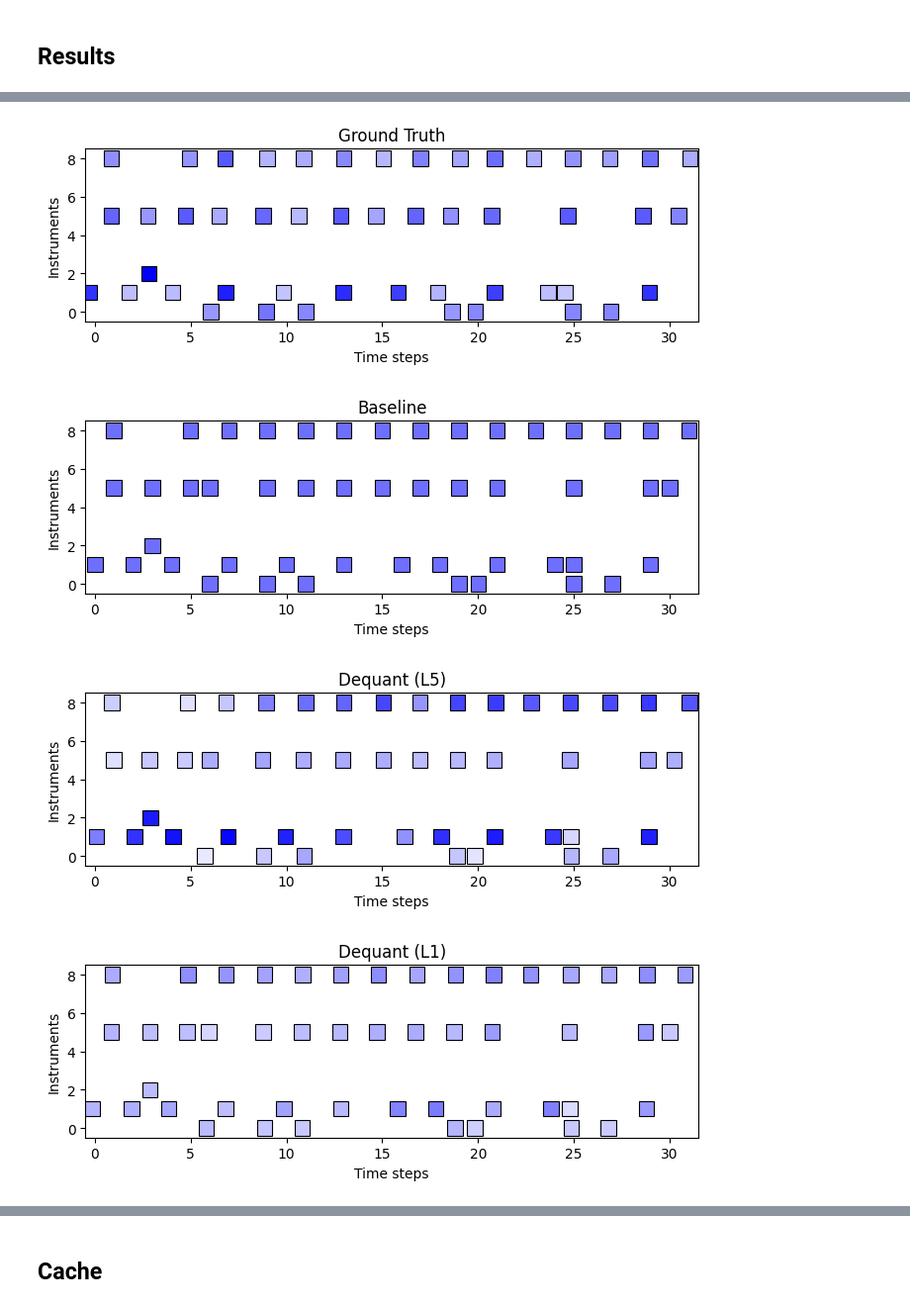
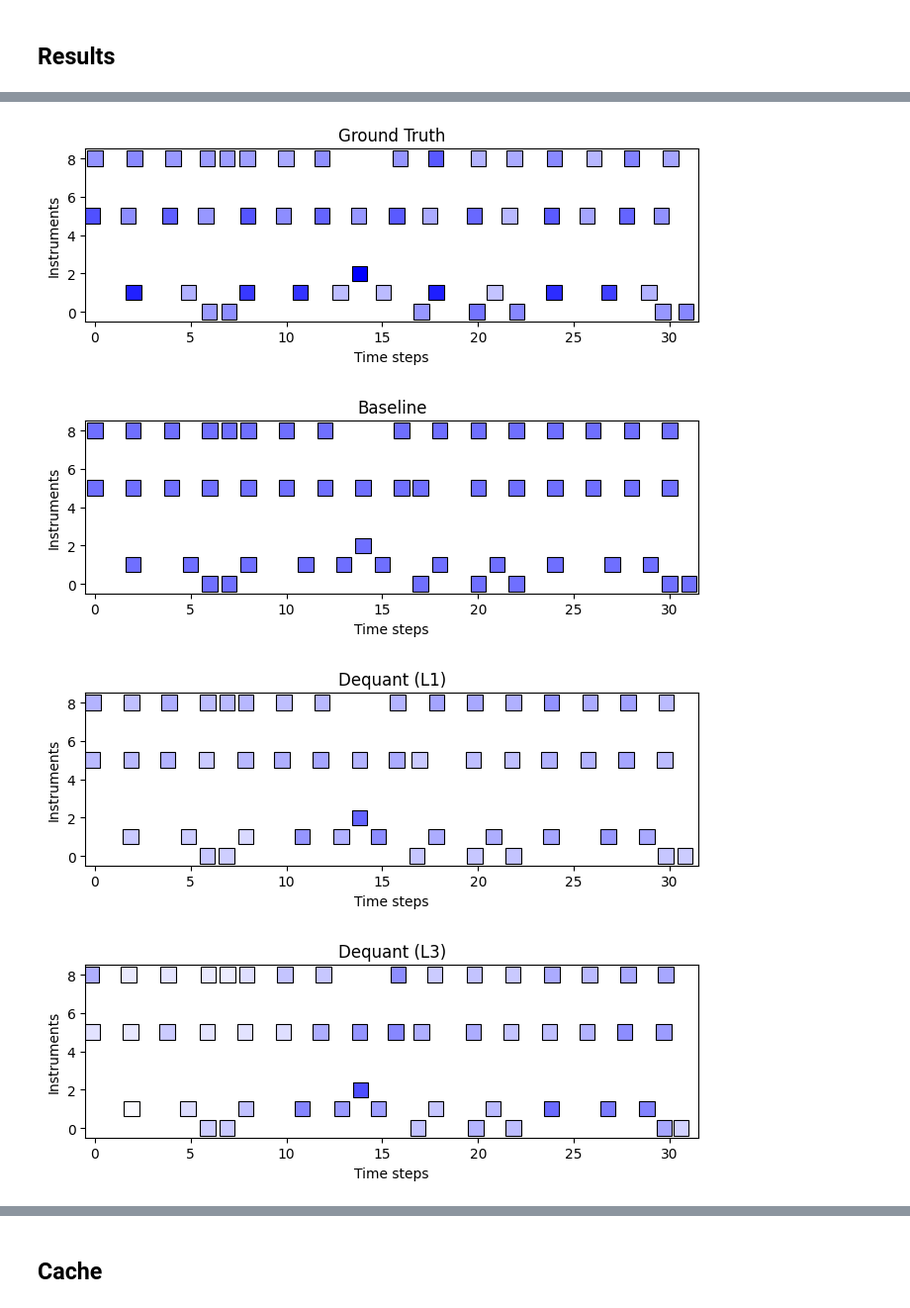
Before and after one commit to amonbenson/dequant, a Jupyter notebook: notebooks/compute_quantitative_metrics.ipynb, the cells around one changed output, grey strips where cells are left out. Shown at 99% size. Saved outputs shown, nothing was run; the diff lists cells and outputs as text; code cells hidden in the pictures.

Commit message:
added more improvements to the layout and new L3 model

```diff
--- a/notebooks/compute_quantitative_metrics.ipynb
+++ b/notebooks/compute_quantitative_metrics.ipynb
@@ -27,7 +29,6 @@ from pathlib import Path
 import numpy as np
 import pandas as pd
 import torch
-import pretty_midi
 
 # Make the project root importable from within the notebooks/ directory
 ROOT = Path("..").resolve()
@@ -42,11 +43,11 @@ MAGENTA_PYTHON = MAGENTA_VENV / "bin/python"
 MAGENTA_SCRIPT = ROOT / "notebooks/magenta_groovae_infer.py"
 
 # Configuration
-CHECKPOINT_PATH = ROOT / ".data/checkpoints/dequant.pt"
 CHECKPOINT_PATH_L1 = ROOT / ".data/checkpoints/dequant_l1.pt"
+CHECKPOINT_PATH_L3 = ROOT / ".data/checkpoints/dequant_l3.pt"
+CHECKPOINT_PATH_L5 = ROOT / ".data/checkpoints/dequant_l5.pt"
 TEST_DATA_DIR = ROOT / ".data/dataset/test"
 GROOVAE_CKPT_DIR = ROOT / ".data/groovae_2bar_humanize"
-DEVICE = "cuda" if torch.cuda.is_available() else "cpu"
 
 # Evaluation window: 32 steps = 2 bars at 4 steps/beat in 4/4 time.
 # groovae_2bar_humanize operates on 2-bar (32-step) windows and is specifically
@@ -58,6 +59,3 @@ EVAL_SEQ_LEN = 32
 N_SAMPLES = 3655  # number of test sequences (one per track for diversity)
 TEMPO_BPM = 120
 STEPS_PER_BEAT = CONFIG.model.drums.steps_per_beat  # = 4; used in KL grouping and MAE unit convers
-
-print(f"Device: {DEVICE}")
-print(f"Checkpoint: {CHECKPOINT_PATH}")
@@ -254,13 +268,14 @@ Baseline (3655, 32, 9, 2)
 
 Feeds the hit-only sequence into `Predictor.process_sequence()` and extracts the predicted (offset, velocity) output.
 # %%
-def run_dequant(gt_hov: np.ndarray, checkpoint_path: Path, device: str) -> np.ndarray:
+def run_dequant(gt_hov: np.ndarray, checkpoint_path: Path) -> np.ndarray:
     """
     Run the Dequant transformer on each test sequence.
 
     Input:  hit mask from gt_hov[..., 0]   shape (T, instruments).
     Output: predicted (offset, velocity),  shape (N, T, instruments, 2).
     """
+
     predictor = Predictor(PredictorConfig(checkpoint=checkpoint_path, model=CONFIG.model))
     predictor.model.eval()
 
@@ -269,7 +284,7 @@ def run_dequant(gt_hov: np.ndarray, checkpoint_path: Path, device: str) -> np.nd
 
     for i, hov in enumerate(gt_hov):
         print(f"Infering {i + 1}/{len(gt_hov)}")
-        hits = torch.from_numpy(hov[..., 0]).float()   # (T, instruments)
+        hits = torch.from_numpy(hov[..., 0]).float()    # (T, instruments)
         predictor.reset()
         result = predictor.process_sequence(hits)       # (T, instruments, 3)
         ov = result[:, :, 1:3].cpu().numpy()            # (T, instruments, 2)
@@ -286,8 +301,11 @@ def run_dequant(gt_hov: np.ndarray, checkpoint_path: Path, device: str) -> np.nd
 
 
 CONFIG.model.transformer.n_layers = 1
-pred_dequant_l1 = run_dequant(gt_hov, CHECKPOINT_PATH_L1, DEVICE)
+pred_dequant_l1 = run_dequant(gt_hov, CHECKPOINT_PATH_L1)
+
+CONFIG.model.transformer.n_layers = 3
+pred_dequant_l3 = run_dequant(gt_hov, CHECKPOINT_PATH_L3)
 
 CONFIG.model.transformer.n_layers = 5
-pred_dequant = run_dequant(gt_hov, CHECKPOINT_PATH, DEVICE)
+pred_dequant_l5 = run_dequant(gt_hov, CHECKPOINT_PATH_L5)
 # %% [output]
@@ -465,38 +492,38 @@ def plot_hov(hov: np.ndarray, title="HOV Tensor"):
                     edgecolor=None
                 )
                 ax.add_patch(rect)
 
                 # outline
                 rect_outline = plt.Rectangle(
                     (x, y),
                     rect_width,
                     rect_height,
                     facecolor='none',
                     edgecolor='black',
                     linewidth=0.8
                 )
                 ax.add_patch(rect_outline)
 
     ax.set_xlim(-0.5, T-0.5)
     ax.set_ylim(-0.5, I-0.5)
     ax.set_xlabel("Time steps")
     ax.set_ylabel("Instruments")
     ax.yaxis.set_inverted(True)
     ax.set_title(title)
     ax.set_aspect('equal')
     plt.gca().invert_yaxis()  # optional: top instrument at top
     plt.show()
 
-index = 13
+index = 14
 plot_hov(gt_hov[index], "Ground Truth")
 plot_hov(np.concatenate([gt_hov[index, ..., :1], pred_baseline[index]], axis=-1), "Baseline")
-plot_hov(np.concatenate([gt_hov[index, ..., :1], pred_dequant[index]],  axis=-1), "Dequant (L5)")
-if pred_dequant_l1 is not None:
-    plot_hov(np.concatenate([gt_hov[index, ..., :1], pred_dequant_l1[index]], axis=-1), "Dequant (L1)")
+plot_hov(np.concatenate([gt_hov[index, ..., :1], pred_dequant_l1[index]], axis=-1), "Dequant (L1)")
+plot_hov(np.concatenate([gt_hov[index, ..., :1], pred_dequant_l3[index]], axis=-1), "Dequant (L3)")
+plot_hov(np.concatenate([gt_hov[index, ..., :1], pred_dequant_l5[index]],  axis=-1), "Dequant (L5)")
 # GrooVAE: use its own full HOV so hits appear at GrooVAE's actual positions
 plot_hov(pred_groovae_hov[index], "GrooVAE")
 # %% [output]
-[figure, old version]
+[figure, new version]
-[figure, old version]
+[figure, new version]
-[figure, old version]
+[figure, new version]
-[figure, old version]
+[figure, new version]
```
Also changed, not shown: parts of 9 cells of this notebook.
